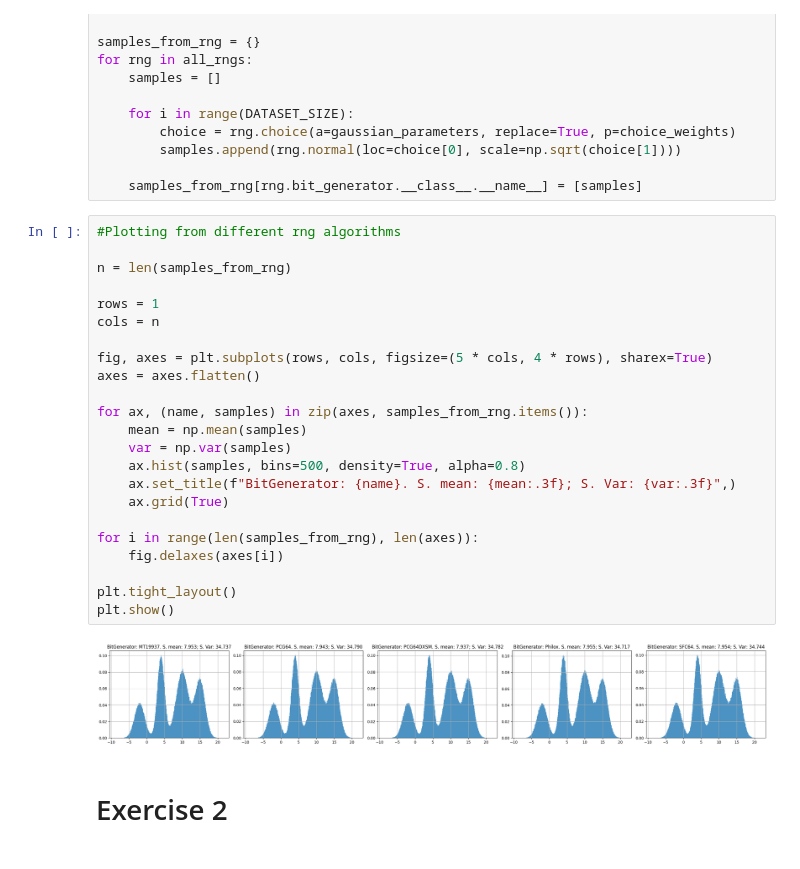
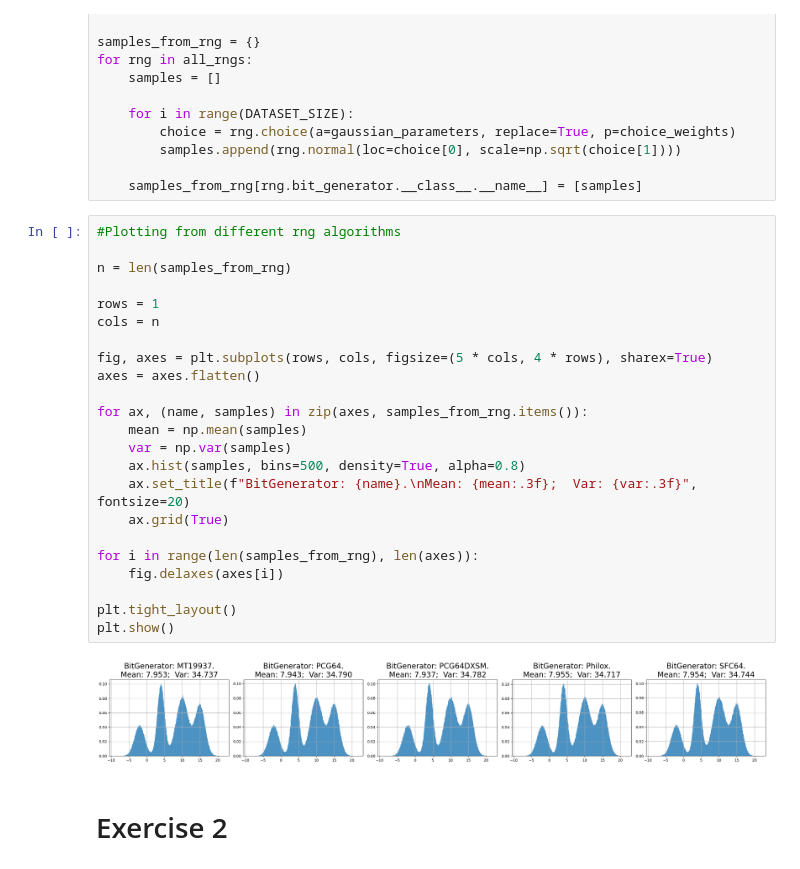
Before and after one commit to DaMole98/SPE-labs, a Jupyter notebook: HW-1/HW1.ipynb, the cells around one changed output. Cells and saved outputs as stored; diff of their text form.

Commit message:
Bigger plot titles

```diff
--- a/HW-1/HW1.ipynb
+++ b/HW-1/HW1.ipynb
@@ -50,28 +50,28 @@ for rng in all_rngs:
 # %%
 #Plotting from different rng algorithms
 
 n = len(samples_from_rng)
 
 rows = 1
 cols = n
 
 fig, axes = plt.subplots(rows, cols, figsize=(5 * cols, 4 * rows), sharex=True)
 axes = axes.flatten()
 
 for ax, (name, samples) in zip(axes, samples_from_rng.items()):
     mean = np.mean(samples)
     var = np.var(samples)
     ax.hist(samples, bins=500, density=True, alpha=0.8)
-    ax.set_title(f"BitGenerator: {name}. S. mean: {mean:.3f}; S. Var: {var:.3f}",)
+    ax.set_title(f"BitGenerator: {name}.\nMean: {mean:.3f};  Var: {var:.3f}", fontsize=20)
     ax.grid(True)
 
 for i in range(len(samples_from_rng), len(axes)):
     fig.delaxes(axes[i])
 
 plt.tight_layout()
 plt.show()
 # %% [output]
-[figure, old version]
+[figure, new version]
 # %% [markdown]
 # Exercise 2
 # %%
```
Also changed, not shown: parts of 1 cell of this notebook, 4 other files.
